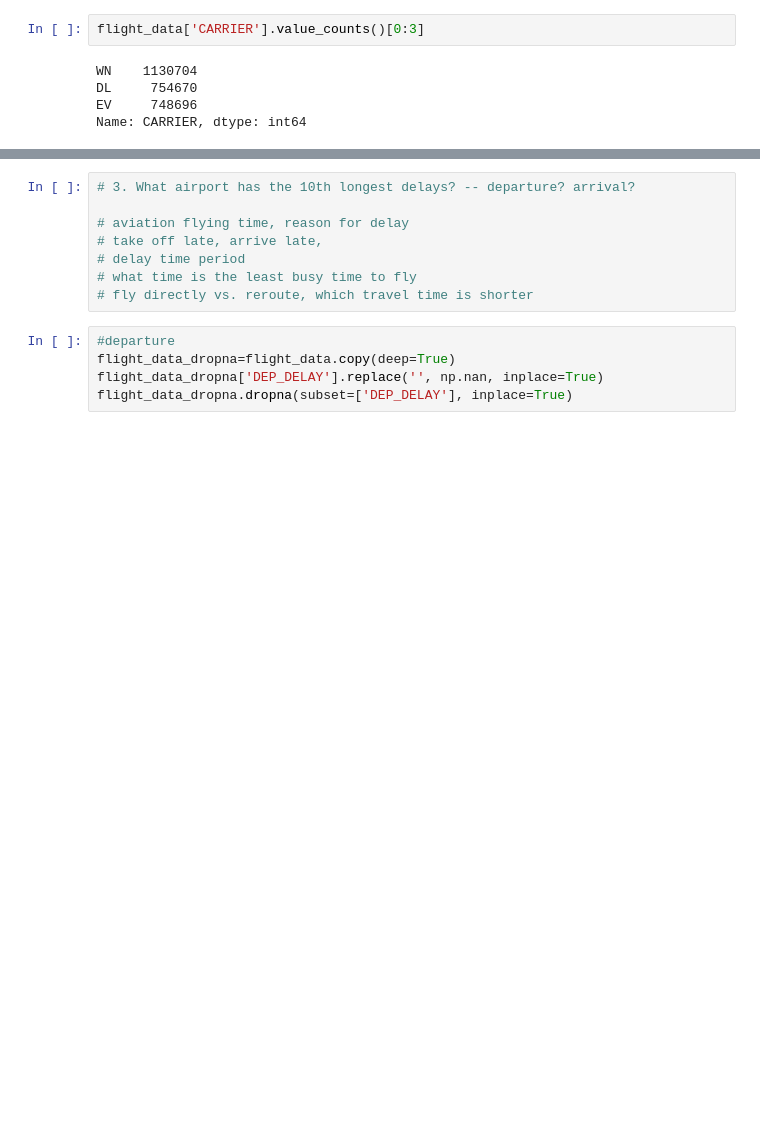
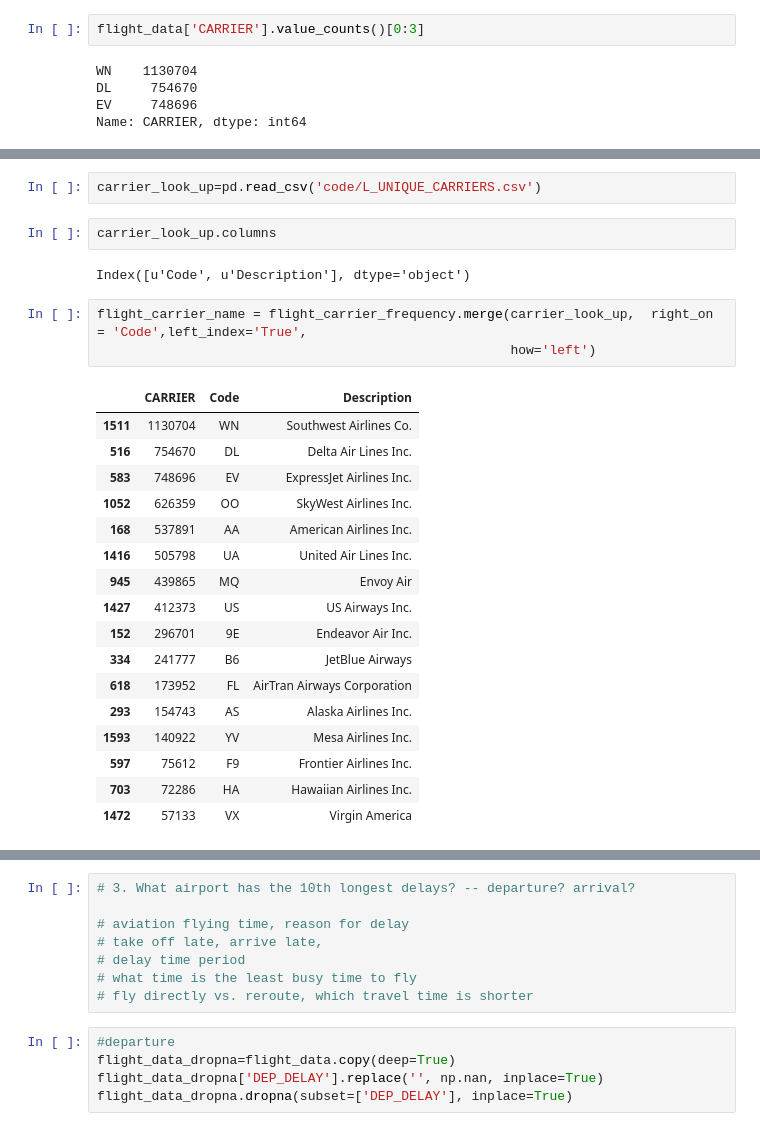
Before and after one commit to junoyiyi/transtats_flight, a Jupyter notebook: airlines.py.ipynb, the cells around one changed output, grey strips where cells are left out. Drawn from its saved outputs; the diff is of its cells as text; blank space fills up the shorter version.

```diff
--- a/airlines.py.ipynb
+++ b/airlines.py.ipynb
@@ -188 +222,28 @@ WN    1130704
 Name: CARRIER, dtype: int64
+# %%
+carrier_look_up=pd.read_csv('code/L_UNIQUE_CARRIERS.csv')
+# %%
+carrier_look_up.columns
+# %% [output]
+Index([u'Code', u'Description'], dtype='object')
+# %%
+flight_carrier_name = flight_carrier_frequency.merge(carrier_look_up,  right_on = 'Code',left_index='True',
+                                                     how='left')
+# %% [output]
+|  | CARRIER | Code | Description |
+| 1511 | 1130704 | WN | Southwest Airlines Co. |
+| 516 | 754670 | DL | Delta Air Lines Inc. |
+| 583 | 748696 | EV | ExpressJet Airlines Inc. |
+| 1052 | 626359 | OO | SkyWest Airlines Inc. |
+| 168 | 537891 | AA | American Airlines Inc. |
+| 1416 | 505798 | UA | United Air Lines Inc. |
+| 945 | 439865 | MQ | Envoy Air |
+| 1427 | 412373 | US | US Airways Inc. |
+| 152 | 296701 | 9E | Endeavor Air Inc. |
+| 334 | 241777 | B6 | JetBlue Airways |
+| 618 | 173952 | FL | AirTran Airways Corporation |
+| 293 | 154743 | AS | Alaska Airlines Inc. |
+| 1593 | 140922 | YV | Mesa Airlines Inc. |
+| 597 | 75612 | F9 | Frontier Airlines Inc. |
+| 703 | 72286 | HA | Hawaiian Airlines Inc. |
+| 1472 | 57133 | VX | Virgin America |
```
Also changed, not shown: parts of 14 cells of this notebook.
